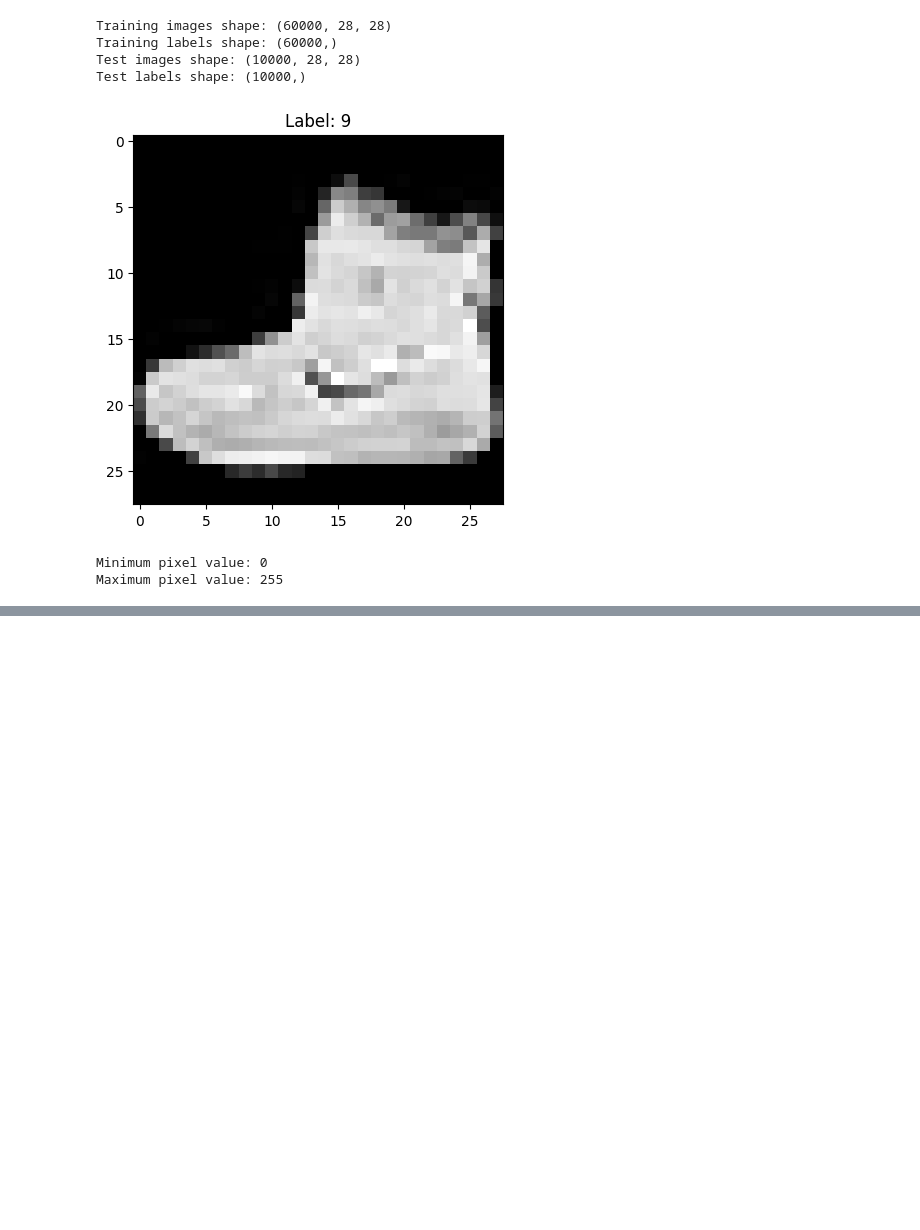
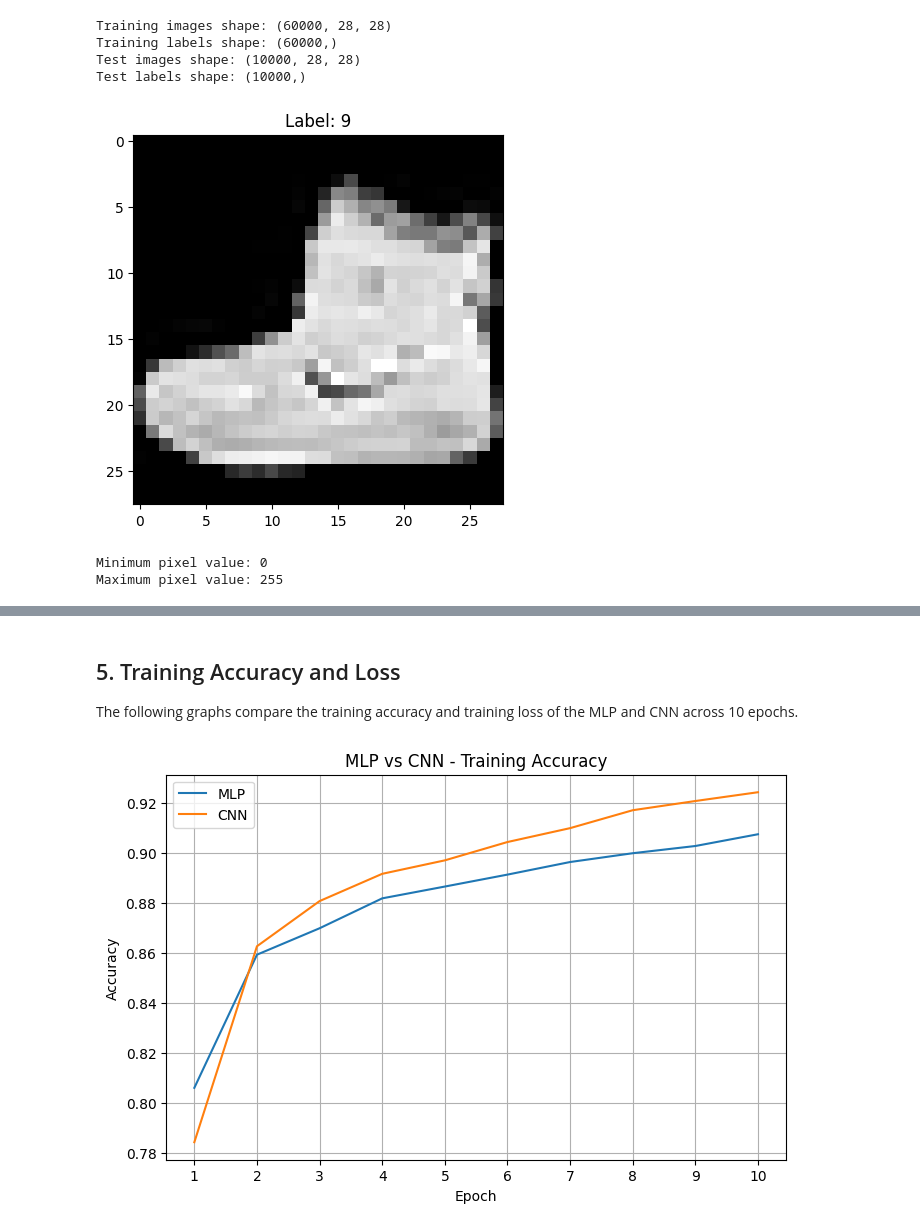
Before and after one commit to NidhiBorasia103/Acedemic-Projects, a Jupyter notebook: Assignment1_MLP_vs_CNN_.ipynb, the cells around one changed output, grey strips where cells are left out. Saved outputs shown, nothing was run; the diff lists cells and outputs as text; code cells hidden in the pictures; blank space fills up the shorter version.

```diff
--- a/Assignment1_MLP_vs_CNN_.ipynb
+++ b/Assignment1_MLP_vs_CNN_.ipynb
@@ -41,3 +50,6 @@ print("Maximum pixel value:", x_train.max())
 # %% [output]
 Minimum pixel value: 0
 Maximum pixel value: 255
+# %%
+x_train = x_train.astype("float32") / 255.0
+x_test = x_test.astype("float32") / 255.0
@@ -43,0 +162,6 @@ Maximum pixel value: 255
+# %%
+x_train_cnn = np.expand_dims(x_train, axis=-1)
+x_test_cnn = np.expand_dims(x_test, axis=-1)
+
+print("CNN training shape:", x_train_cnn.shape)
+print("CNN test shape:", x_test_cnn.shape)
@@ -43,0 +216,20 @@ Maximum pixel value: 255
+# %%
+cnn_model.compile(
+    optimizer='adam',
+    loss='sparse_categorical_crossentropy',
+    metrics=['accuracy']
+)
+# %%
+start_time = time.time()
+
+cnn_history = cnn_model.fit(
+    x_train_cnn,
+    y_train,
+    epochs=10,
+    batch_size=128,
+    validation_split=0.1
+)
+
+cnn_training_time = time.time() - start_time
+
+print("CNN Training Time:", cnn_training_time, "seconds")
@@ -43,0 +320,22 @@ Maximum pixel value: 255
+# %% [markdown]
+## 5. Training Accuracy and Loss
+
+The following graphs compare the training accuracy and training loss of the MLP and CNN across 10 epochs.
+# %%
+epochs = range(1, 11)
+
+plt.figure(figsize=(8, 5))
+
+plt.plot(epochs, mlp_history.history['accuracy'], label='MLP')
+plt.plot(epochs, cnn_history.history['accuracy'], label='CNN')
+
+plt.title('MLP vs CNN - Training Accuracy')
+plt.xlabel('Epoch')
+plt.ylabel('Accuracy')
+plt.xticks(epochs)
+plt.legend()
+plt.grid(True)
+
+plt.show()
+# %% [output]
+[figure, added]
```
Also changed, not shown: parts of 22 cells of this notebook.
